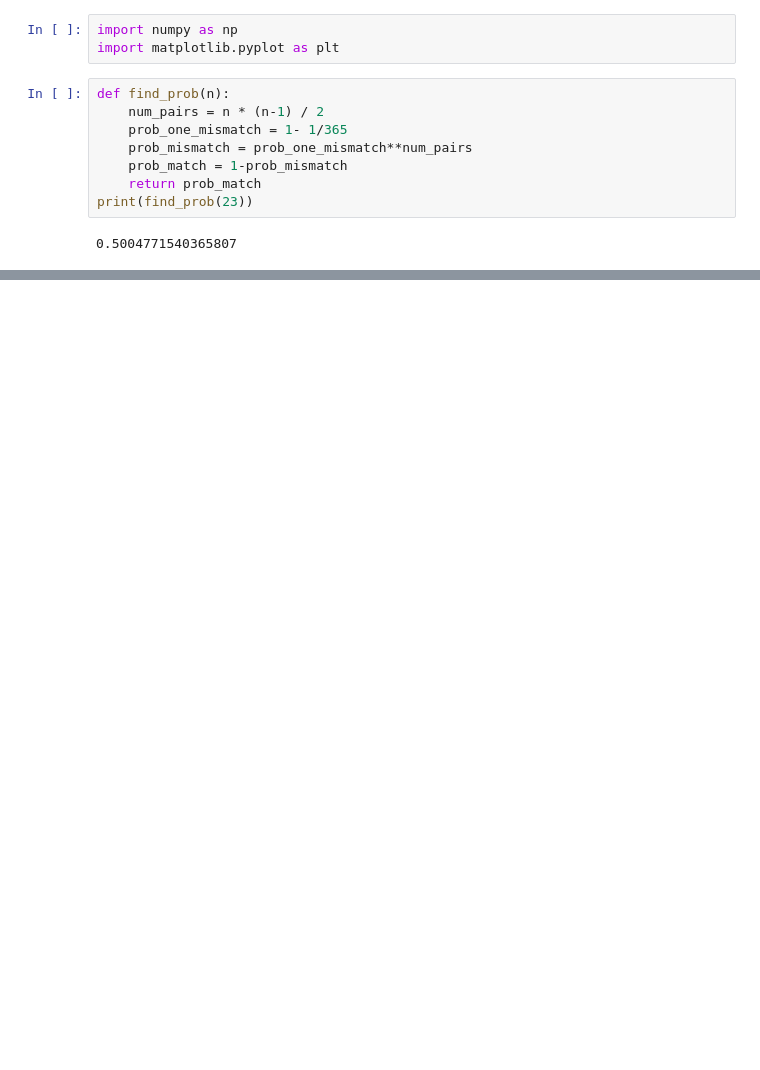
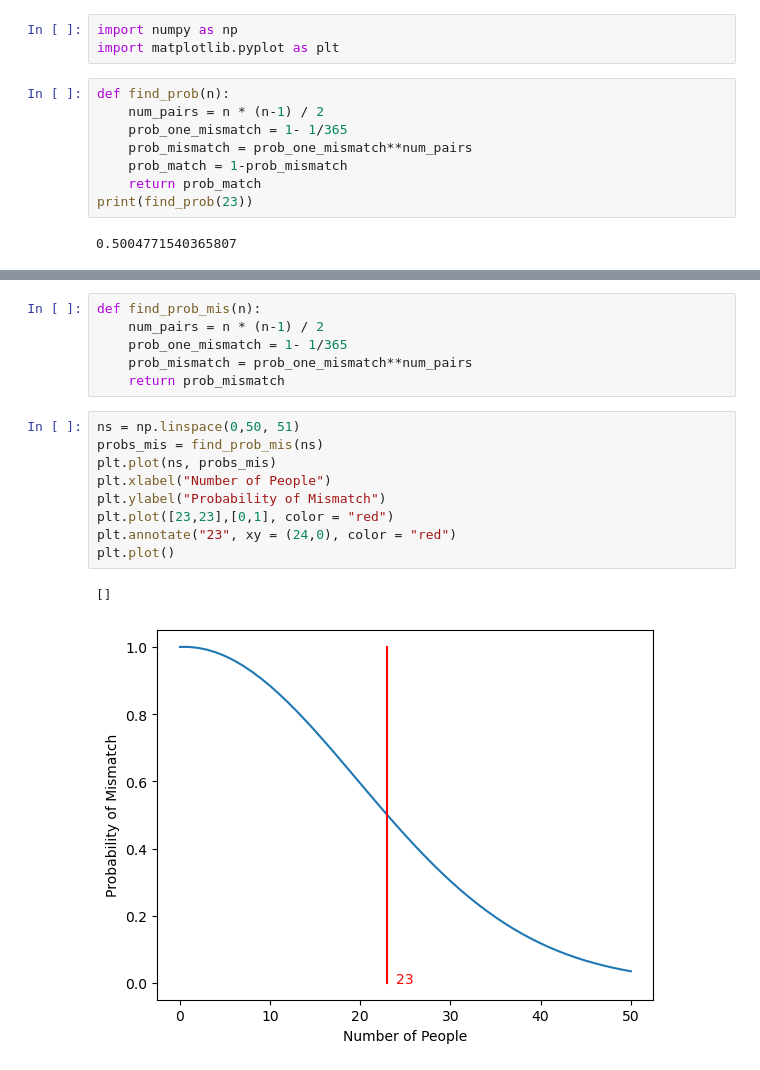
Before and after one commit to flapbat/RandomProjects, a Jupyter notebook: BirthdayProblem.ipynb, the cells around one changed output, grey strips where cells are left out. Cells and saved outputs as stored; diff of their text form; blank space fills up the shorter version.

```diff
--- a/BirthdayProblem.ipynb
+++ b/BirthdayProblem.ipynb
@@ -24,0 +39,18 @@ Text(24, 0, '23!')
+# %%
+def find_prob_mis(n):
+    num_pairs = n * (n-1) / 2
+    prob_one_mismatch = 1- 1/365
+    prob_mismatch = prob_one_mismatch**num_pairs
+    return prob_mismatch
+# %%
+ns = np.linspace(0,50, 51)
+probs_mis = find_prob_mis(ns)
+plt.plot(ns, probs_mis)
+plt.xlabel("Number of People")
+plt.ylabel("Probability of Mismatch")
+plt.plot([23,23],[0,1], color = "red")
+plt.annotate("23", xy = (24,0), color = "red")
+plt.plot()
+# %% [output]
+[]
+[figure, added]
```
Also changed, not shown: parts of 2 cells of this notebook, 1 other file.
